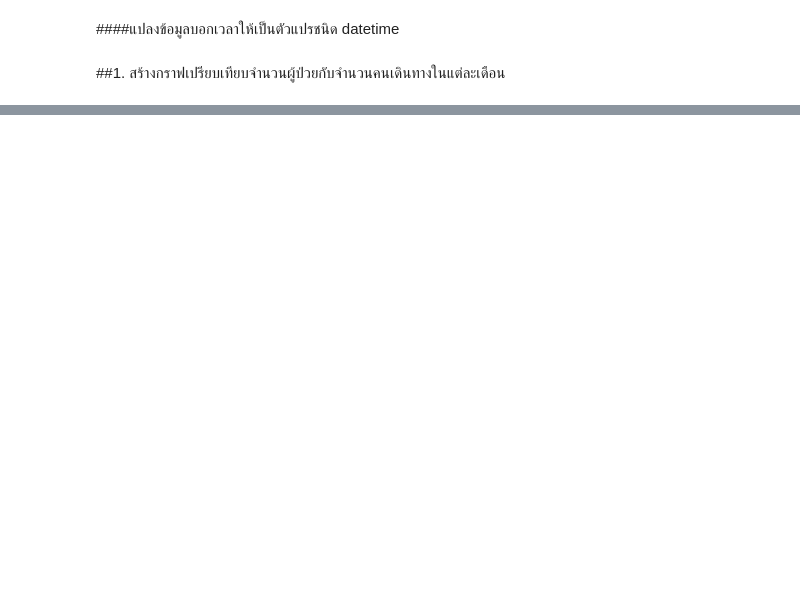
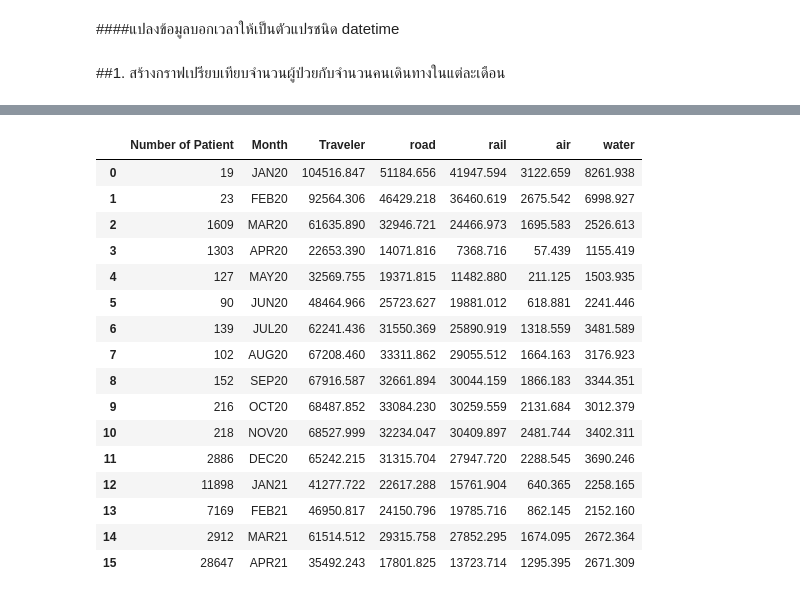
Before and after one commit to watcharapornn/Data_viz, a Jupyter notebook: Visualization_Final_Exam.ipynb, the cells around one changed output, grey strips where cells are left out. Drawn from its saved outputs; the diff is of its cells as text; code cells hidden in the pictures; blank space fills up the shorter version.

```diff
--- a/Visualization_Final_Exam.ipynb
+++ b/Visualization_Final_Exam.ipynb
@@ -50,0 +417,28 @@ data['announce_date']  = pd.to_datetime(data['announce_date'],format='%Y-%m-%d %
+# %%
+df['road'] = road
+df['road'] = df['road']/1000
+df['rail'] = rail
+df['rail'] = df['rail']/1000
+df['air'] = air
+df['air'] = df['air']/1000
+df['water'] = water
+df['water'] = df['water']/1000
+df
+# %% [output]
+|  | Number of Patient | Month | Traveler | road | rail | air | water |
+| 0 | 19 | JAN20 | 104516.847 | 51184.656 | 41947.594 | 3122.659 | 8261.938 |
+| 1 | 23 | FEB20 | 92564.306 | 46429.218 | 36460.619 | 2675.542 | 6998.927 |
+| 2 | 1609 | MAR20 | 61635.890 | 32946.721 | 24466.973 | 1695.583 | 2526.613 |
+| 3 | 1303 | APR20 | 22653.390 | 14071.816 | 7368.716 | 57.439 | 1155.419 |
+| 4 | 127 | MAY20 | 32569.755 | 19371.815 | 11482.880 | 211.125 | 1503.935 |
+| 5 | 90 | JUN20 | 48464.966 | 25723.627 | 19881.012 | 618.881 | 2241.446 |
+| 6 | 139 | JUL20 | 62241.436 | 31550.369 | 25890.919 | 1318.559 | 3481.589 |
+| 7 | 102 | AUG20 | 67208.460 | 33311.862 | 29055.512 | 1664.163 | 3176.923 |
+| 8 | 152 | SEP20 | 67916.587 | 32661.894 | 30044.159 | 1866.183 | 3344.351 |
+| 9 | 216 | OCT20 | 68487.852 | 33084.230 | 30259.559 | 2131.684 | 3012.379 |
+| 10 | 218 | NOV20 | 68527.999 | 32234.047 | 30409.897 | 2481.744 | 3402.311 |
+| 11 | 2886 | DEC20 | 65242.215 | 31315.704 | 27947.720 | 2288.545 | 3690.246 |
+| 12 | 11898 | JAN21 | 41277.722 | 22617.288 | 15761.904 | 640.365 | 2258.165 |
+| 13 | 7169 | FEB21 | 46950.817 | 24150.796 | 19785.716 | 862.145 | 2152.160 |
+| 14 | 2912 | MAR21 | 61514.512 | 29315.758 | 27852.295 | 1674.095 | 2672.364 |
+| 15 | 28647 | APR21 | 35492.243 | 17801.825 | 13723.714 | 1295.395 | 2671.309 |
```
Also changed, not shown: parts of 25 cells of this notebook.
